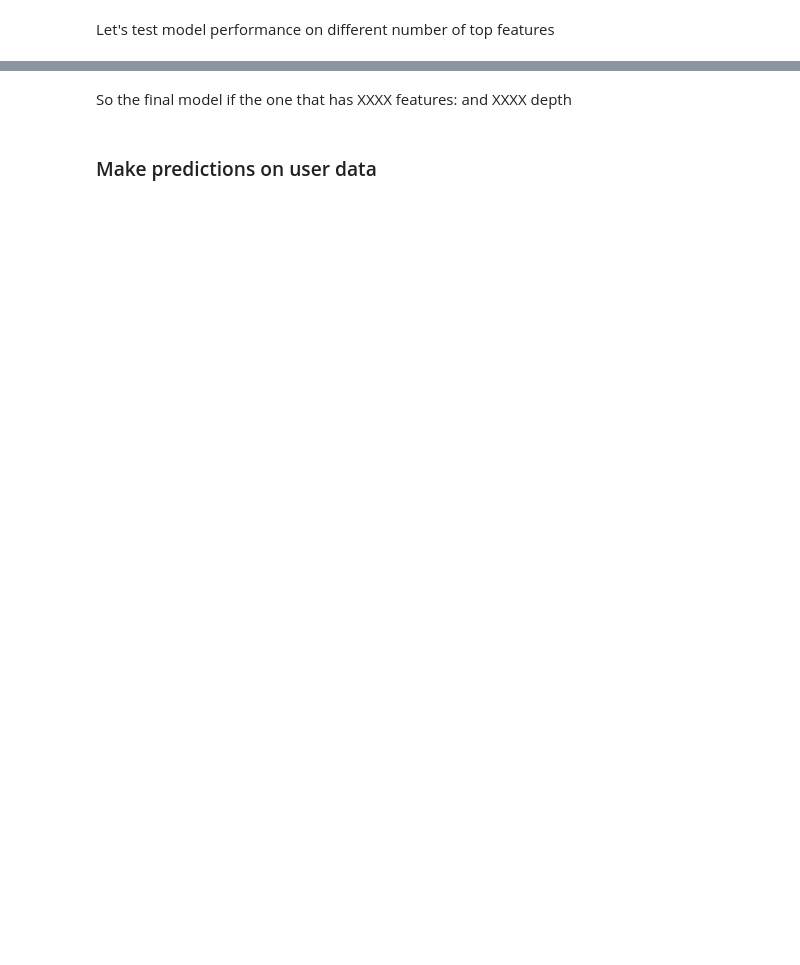
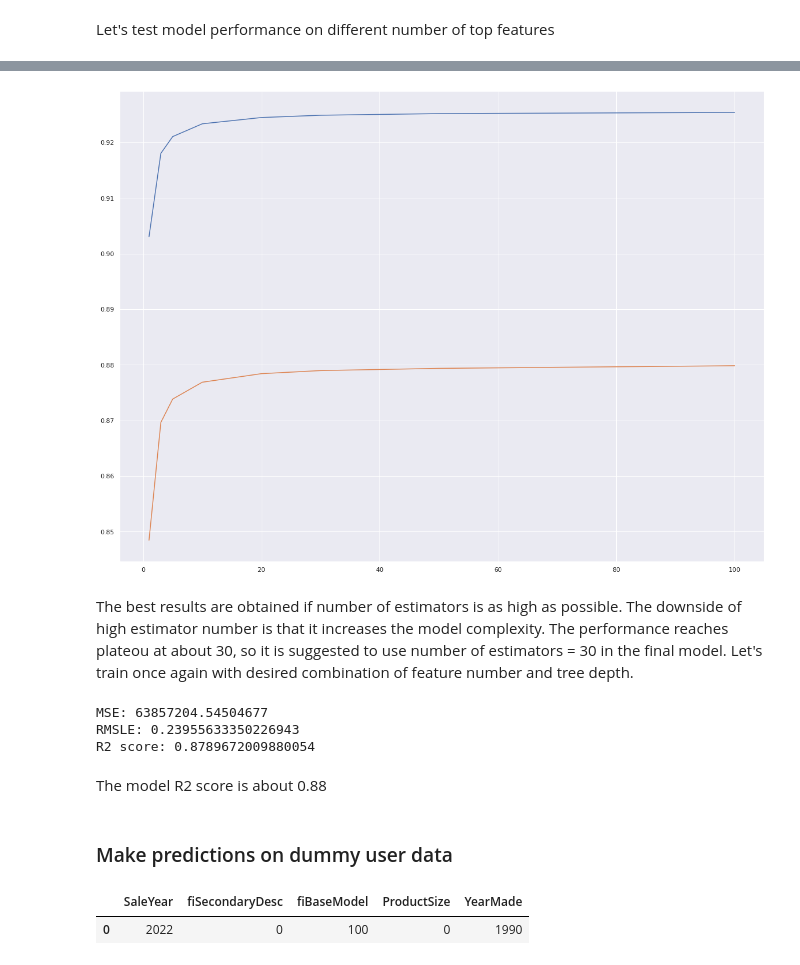
Before and after one commit to kriszieba/machine-sales, a Jupyter notebook: notebooks_data/Modelling.ipynb, the cells around one changed output, grey strips where cells are left out. Saved outputs shown, nothing was run; the diff lists cells and outputs as text; code cells hidden in the pictures; blank space fills up the shorter version.

Commit message:
modelling and housekeeping

```diff
--- a/notebooks_data/Modelling.ipynb
+++ b/notebooks_data/Modelling.ipynb
@@ -134,6 +116,6 @@ R2 score: 0.9864864366334488
 # %%
-# Make a function that trains the model with use of different possible params and returns r2 scores.
-def train_and_measure_perf(X_train, y_train, X_valid, y_valid, n_estimators):
+# Make a function that trains the model (with use of different params) and returns r2 scores
+def train_and_measure_perf(X_train, y_train, X_valid, y_valid, n_estimators=100):
     model = RandomForestRegressor(n_estimators=n_estimators, random_state=42)
     model.fit(X_train, y_train)
 
@@ -177,12 +159,12 @@ plot_features(X_train.columns, model.feature_importances_,len(X_train.columns))
 Let's test model performance on different number of top features
 # %%
 r2_scores = []
-print('number of model features', 'r2_train', 'r2_valid')
+print('number of model features,', '[r2_train,', 'r2_valid]')
 for n in range(1,len(X_train.columns)):
     cats = get_most_important_cats(X_train.columns, model.feature_importances_, n)
     X_t = X_train[cats]
     X_v = X_valid[cats]
-    r2_train, r2_valid = train_and_measure_perf(X_t, y_train, X_v, y_valid, 100)
+    r2_train, r2_valid = train_and_measure_perf(X_t, y_train, X_v, y_valid)
     r2_scores.append([r2_train, r2_valid])
     print(n, [r2_train, r2_valid])
 # %% [output]
@@ -203,0 +198,4 @@ According to the test the highest prcision score (on valid data) is obtained if
+# %%
+# The top 5 important features are:
+top5_cats = get_most_important_cats(X_train.columns, model.feature_importances_, 5)
+top5_cats
@@ -204,8 +209,11 @@ According to the test the highest prcision score (on valid data) is obtained if
 # %%
-# Let's test performance of the model using different tree depths
-n_estimator_list = range(10,150,10)
-r2_scores = []
+# Let's test performance of the model using different tree depths (n_estimator_list)
+n_estimator_list = [1,3,5,10,20,30,50,100]
+r2_scores_t = []
+print('tree depth,', '[r2_train,', 'r2_valid]')
 for n in n_estimator_list:
-    [r2_train, r2_valid] = train_and_measure_perf(X_train, y_train, X_valid, y_valid, n)
-    r2_scores.append([r2_train, r2_valid])
+    X_t = X_train[top5_cats]
+    X_v = X_valid[top5_cats]
+    [r2_train, r2_valid] = train_and_measure_perf(X_t, y_train, X_v, y_valid, n)
+    r2_scores_t.append([r2_train, r2_valid])
     print(n, [r2_train, r2_valid])
@@ -212,5 +230,5 @@ for n in n_estimator_list:
 # %%
-plt.plot([*n_estimator_list], r2_scores)
+plt.plot([*n_estimator_list], r2_scores_t) # orange: valid, blue: training set performance
 plt.show()
+# %% [output]
+[figure, added]
-# %% [markdown]
-So the final model if the one that has XXXX features: and XXXX depth
@@ -219,30 +235,50 @@ So the final model if the one that has XXXX features: and XXXX depth
+# %% [markdown]
+The best results are obtained if number of estimators is as high as possible. The downside of high estimator number is that it increases the model complexity. The performance reaches plateou at about 30, so it is suggested to use number of estimators = 30 in the final model. Let's train once again with desired combination of feature number and tree depth.
+# %%
+model = RandomForestRegressor(n_estimators=30, random_state=42)
+model.fit(X_train[top5_cats], y_train)
+# Let's check the final model performance.
+y_true = y_valid
+y_pred = model.predict(X_valid[top5_cats])
+
+print('MSE:', sklearn.metrics.mean_squared_error(y_true, y_pred, squared=True))
+print('RMSLE:', np.sqrt(mean_squared_log_error(y_true,y_pred)))
+print('R2 score:', r2_score(y_true,y_pred))
+# %% [output]
+MSE: 63857204.54504677
+RMSLE: 0.23955633350226943
+R2 score: 0.8789672009880054
+# %% [markdown]
+The model R2 score is about 0.88
 # %%
 # Let's dump the model as a pickle pile
 a_file = open("model.pkl", "wb")
 pickle.dump(model, a_file)
 a_file.close()
 # %% [markdown]
-### Make predictions on user data
+### Make predictions on dummy user data
 # %%
 # Let's define some dummy data that a user can type
+
 ProductSize = 0
 YearMade = 1990
 fiBaseModel = 100
 fiSecondaryDesc = 0
-SaleYear = 2000
-fiProductClassDesc = 30
+SaleYear = 2022
 
 d = {
+    'SaleYear':SaleYear,
+    'fiSecondaryDesc':fiSecondaryDesc,
+    'fiBaseModel':fiBaseModel,
     'ProductSize':ProductSize,
     'YearMade':YearMade,
-    'fiBaseModel':fiBaseModel,
-    'fiSecondaryDesc':fiSecondaryDesc,
-    'SaleYear':SaleYear,
-    'fiProductClassDesc':fiProductClassDesc
-}
+    }
 
 df_test = pd.DataFrame(d, index=[0])
 df_test
+# %% [output]
+|  | SaleYear | fiSecondaryDesc | fiBaseModel | ProductSize | YearMade |
+| 0 | 2022 | 0 | 100 | 0 | 1990 |
 # %%
 # The following is the price for given parameters
 y_test = model.predict(df_test)
```
Also changed, not shown: parts of 29 cells of this notebook, 1 other file.
